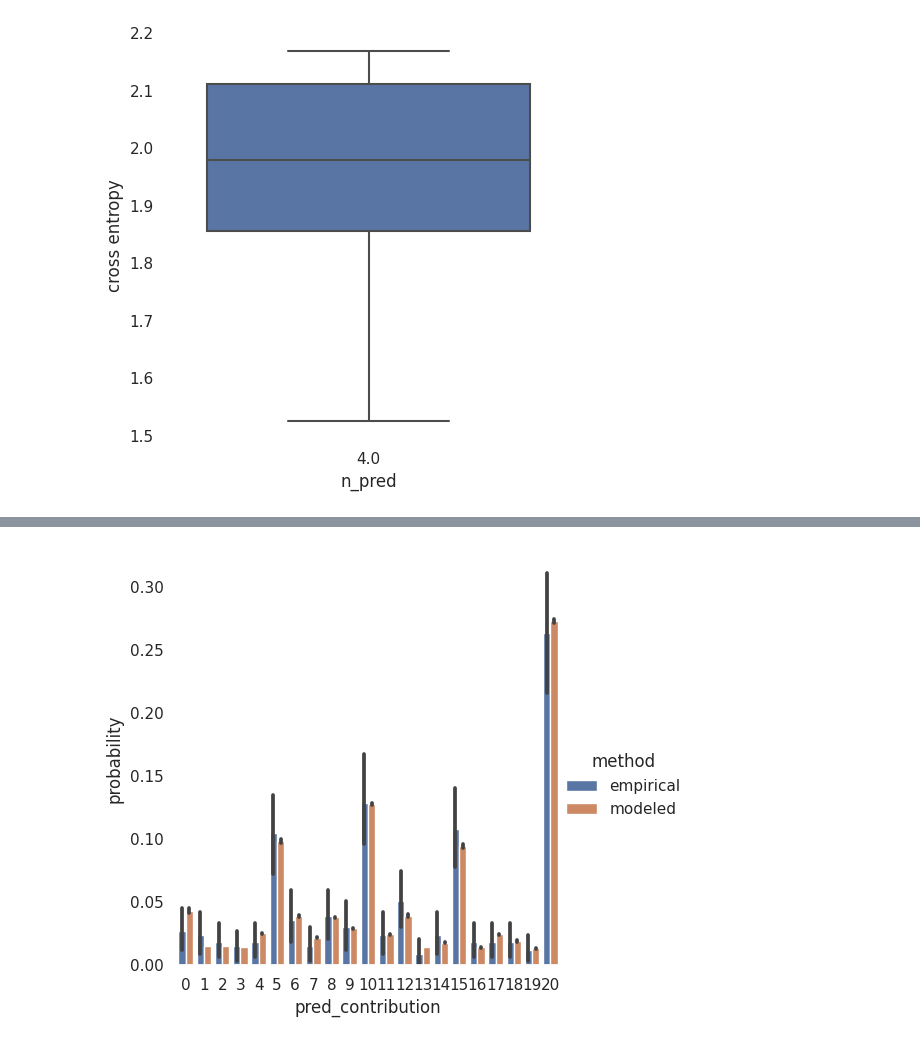
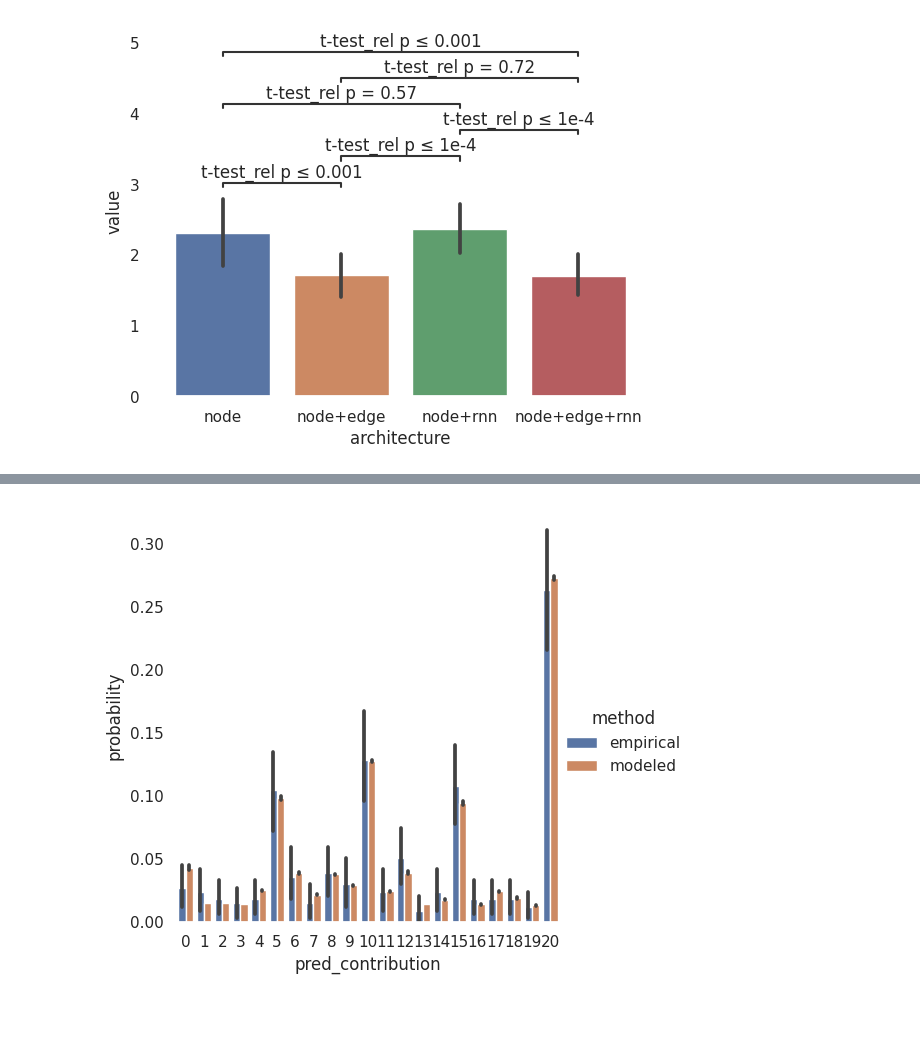
Before and after one commit to center-for-humans-and-machines/algorithmic-institutions, a Jupyter notebook: notebooks/evalutation/predictive_models_autoreg.ipynb, the cells around one changed output, grey strips where cells are left out. Cells and saved outputs as stored; diff of their text form; code cells hidden in the pictures; blank space fills up the shorter version.

```diff
--- a/notebooks/evalutation/predictive_models_autoreg.ipynb
+++ b/notebooks/evalutation/predictive_models_autoreg.ipynb
@@ -1,12 +1,14 @@
 # %%
 # Parameters
-run = "16_contribution_model_short_v2"
+run = "11_punishment_autoregressive"
 base_folder = "behavioral_cloning"
-target = "contribution"
+target = "punishment"
 test = "t-test_paired"
-selection = {"architecture": "node+edge+rnn", "dataset": "human_manager"}
+metric = "mean_absolute_error"
+strategy = "greedy"
+selection = {"architecture": "node+edge+rnn"}
 comparision = "architecture"
-groups = [{"dataset": "full"}, {"dataset": "human_manager"}]
+groups = [{}]
 order = ["node", "node+edge", "node+rnn", "node+edge+rnn"]
 pairs = [
     ["node", "node+edge"],
@@ -17,7 +19,7 @@ pairs = [
     ["node", "node+edge+rnn"],
 ]
 output_dir = (
-    "../../notebooks/evalutation/predictive_models_autoreg/16_contribution_model_short_v2"
+    "../../notebooks/evalutation/predictive_models_autoreg/11_punishment_autoregressive"
 )
 basedir = "../.."
 # %%
@@ -261,39 +317,45 @@ if 'n_predicted' in df.columns:
 # %%
-df = metrics_df.copy()
+from statannotations.Annotator import Annotator
 
-focus = ['n_pred']
+for g in groups:
+    df = metrics_df.copy()
+    name = ''.join(g.values())
+    sel = {
+        'name': metric,
+        'set': 'test',
+        'strategy': strategy,
+        'shuffle_feature': 'none',
+        **g
+    }
+
+    w = pd.concat(
+        (df[k].isin(v) if isinstance(v, list) else df[k] == v
+        for k,v in sel.items()
+        if (k not in focus) or isinstance(v, list)), axis=1
+    ).all(1)
+
+    df = df[w].copy()
+    w_max = (df['epoch'] > (0.8 * df['epoch'].max()))
+    df = df[w_max].copy()
+
+    dfm = df.groupby([comparision, 'cv_split'])['value'].mean().reset_index()
+    dfm['mean_value'] = dfm.groupby(comparision)['value'].transform('mean')
+
+    dfm[comparision] = dfm[comparision].astype(str)
 
 
-sel = {
-    'name': 'log_loss',
-    'set': 'test',
-    'shuffle_feature': 'none',
-    **selection
-}
+    ax = sns.barplot(
+        data=dfm,
+        order=order,
+        y='value',
+        x=comparision
+    )
+    if pairs is not None:
+        annotator = Annotator(ax, pairs, data=dfm, x=comparision, y='value', order=order)
+        annotator.configure(test=test, text_format='simple', loc='inside')
+        annotator.apply_and_annotate()
 
-w = pd.concat(
-    (df[k].isin(v) if isinstance(v, list) else df[k] == v
-    for k,v in sel.items()
-    if (k not in focus) or isinstance(v, list)), axis=1
-).all(1)
-df = df[w].copy()
-
-w_max = (df['epoch'] > (0.8 * df['epoch'].max()))
-df = df[w_max].copy()
-
-
-fg = sns.catplot(
-    data=df,
-    y='value',
-    x=focus[0] if len(focus) >= 1 else None,
-    hue=focus[1] if len(focus) >= 2 else None,
-    col=focus[2] if len(focus) >= 3 else None,
-    row=focus[3] if len(focus) >= 4 else None,
-    kind='box')
-
-fg.set(ylabel='cross entropy')
-
-fg.savefig(os.path.join(plot_folder, 'cross_entropy_box_npred.jpg'))
-plt.show()
-plt.clf()
+    plt.savefig(os.path.join(plot_folder, f'model_comparision_{name}.jpg'))
+    plt.show()
+    plt.clf()
 # %% [output]
@@ -300 +368 @@ plt.clf()
-[figure, old version]
+[figure, new version]
```
Also changed, not shown: parts of 16 cells of this notebook, 46 other files.
